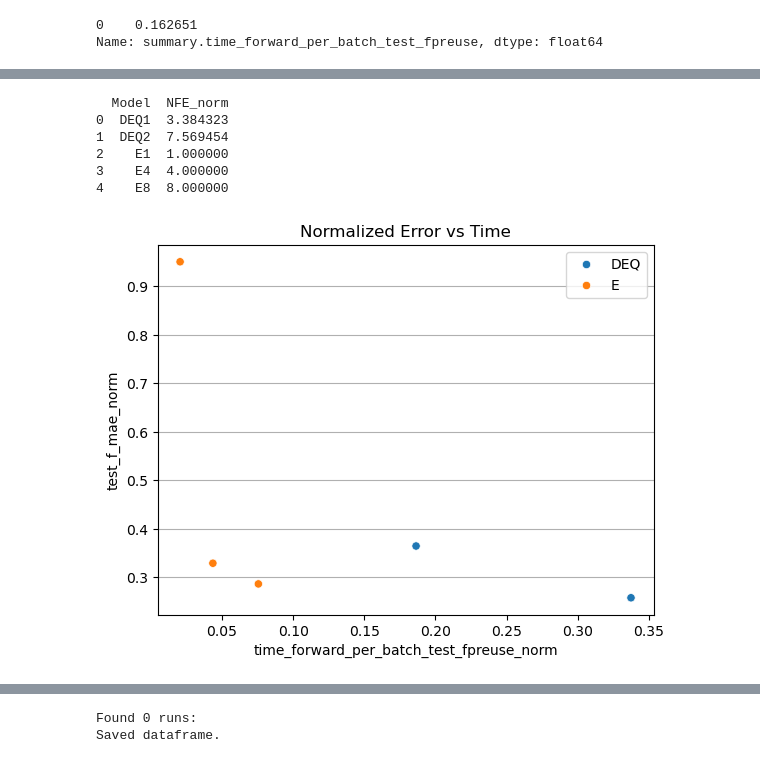
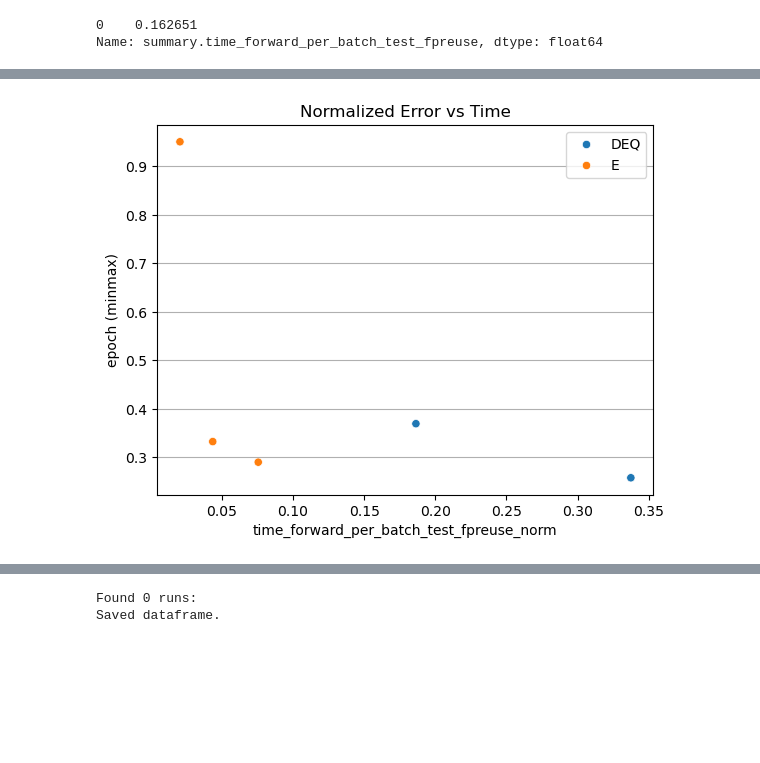
Before and after one commit to BurgerAndreas/equilibrium-forcefields, a Jupyter notebook: src/deq2ff/plotting/dashboard.ipynb, the cells around one changed output, grey strips where cells are left out. Saved outputs shown, nothing was run; the diff lists cells and outputs as text; code cells hidden in the pictures; blank space fills up the shorter version.

```diff
--- a/src/deq2ff/plotting/dashboard.ipynb
+++ b/src/deq2ff/plotting/dashboard.ipynb
@@ -22,6 +22,7 @@ from deq2ff.plotting.style import (
     set_style_after,
     myrc,
     cdict,
+    reset_plot_styles,
 )
 from deq2ff.plotting.dashboard import (
     get_runs_from_wandb,
@@ -55,7 +56,7 @@ df = get_runs_from_wandb(
     filters={
         # https://www.mongodb.com/docs/manual/reference/operator/query-comparison/
         "$or": [{"state": "finished"}, {"state": "crashed"}],
-        "tags": {"$nin": ["eval", "inf"]},
+        "tags": {"$nin": ["eval", "inf", "ignore"]},
     },
 )
 df = preprocess_df(df=df, project=project, error_metric=error_metric)
@@ -535,74 +544,44 @@ plt.show()
 # %%
 dfnorm, ylabel = normalize(df_best_runs.copy(), norm_scheme="minmax")
-df_best_runs[f"{error_metric}_norm"] = dfnorm[error_metric]
+df_best_runs[f"{error_metric}_norm"] = dfnorm[error_metric].copy()
 # df_best_runs[f"{error_metric}_avg"] = df_best_runs.groupby("Model")[f"{error_metric}_norm"].mean()
 
 df_error_avg = (
     df_best_runs.groupby("Model")[f"{error_metric}_norm"].mean().reset_index()
 )
+df_error_avg[f"{error_metric}_norm_std"] = df_best_runs.groupby("Model")[f"{error_metric}_norm"].std()
 
 for _t in tmetrics:
     dfnorm, ylabel = normalize(df_best_runs.copy(), norm_scheme="minmax")
-    df_best_runs[f"{_t}_norm"] = dfnorm[_t]
+    df_best_runs[f"{_t}_norm"] = dfnorm[_t].copy()
+    # replace with mean
     df_error_avg = df_error_avg.merge(
         df_best_runs.groupby("Model")[f"{_t}_norm"].mean().reset_index(),
         on="Model",
         how="left",
     )
+    # add std
+    # print("\n", df_best_runs.groupby("Model")[f"{_t}_norm"].std())
+    # df_best_runs[f"{_t}_std"] = df_best_runs.groupby("Model")[f"{_t}_norm"].std()
+    # print(df_best_runs[["Model", "config.target", f"{_t}_norm", f"{_t}_std"]])
+    # df_error_avg = df_error_avg.merge(
+    #     df_best_runs.groupby("Model")[f"{_t}_std"].mean().reset_index(),
+    #     on="Model",
+    #     how="left",
+    # )
+    df_error_avg[f"{_t}_norm_std"] = df_best_runs.groupby("Model")[f"{_t}_norm"].std()
 
 # df_error_avg = df_best_runs.groupby("Model")[f"{error_metric}_norm", f"{time_metric}_norm"].mean().reset_index()
 # df_error_avg = df_best_runs.groupby("Model")[f"{error_metric}_norm"].transform("mean")
 # df_error_avg = df_best_runs.groupby("Model")[[f"{error_metric}_norm", f"{time_metric}_norm"]].mean()
 # df_error_avg[f"time_metric"]
 
 df_error_avg["Class"] = df_error_avg["Model"].apply(
     lambda x: "DEQ" if "DEQ" in x else "E"
 )
 
-# print(df_error_avg)
-# only pick target aspirin
-# data = df_best_runs.copy()
-# data = data[data["config.target"] == "aspirin"]
+# print(data[["Model", f"NFE_norm"]])
 
-data = df_error_avg.copy()
-
-y = f"{error_metric}_norm"  # test_fpreuse_f_mae
-x = f"{time_metric}_norm"
-hue = "Class"
-
-
-# plot
-fig, ax = plt.subplots()
-sns.scatterplot(
-    x=x,
-    y=y,
-    hue=hue,
-    data=data,
-    ax=ax,
-    # palette=cdict
-)
-plt.legend()
-plt.xlabel(human_labels(x))
-plt.ylabel(human_labels(y))
-
-plt.title("Normalized Error vs Time")
-
-# vertical xtick labels
-# plt.xticks(rotation=90)
-
-# horizontal grid
-plt.grid(axis="y")
-
-print(data[["Model", f"NFE_norm"]])
-
-# # save
-# # plt.savefig(f"{plotfolder}/n_steps.png")
-plt.show()
+fig, ax = plot_acc_vs_speed(df_error_avg, x=f"{time_metric}_norm", y=f"{error_metric}_norm", ylabel=ylabel, title="Normalized Error vs Time")
 # %% [output]
-  Model  NFE_norm
-0  DEQ1  3.384323
-1  DEQ2  7.569454
-2    E1  1.000000
-3    E4  4.000000
-4    E8  8.000000
-[figure, old version]
+[figure, new version]
```
Also changed, not shown: parts of 19 cells of this notebook, 3 other files.
